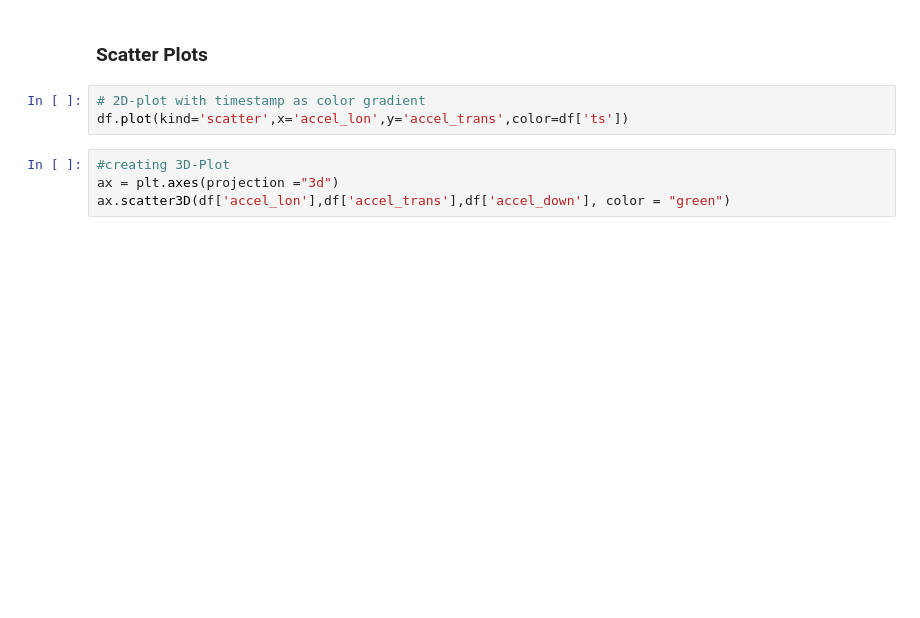
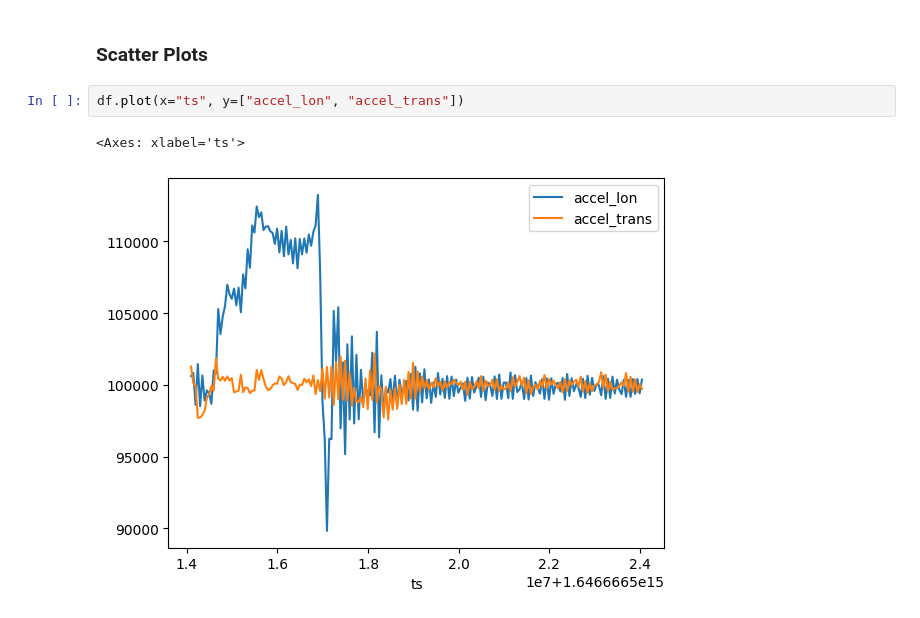
Before and after one commit to Marble879/SFC_scripts, a Jupyter notebook: LaneChange_Scripts/Hilbert_CSP.ipynb, the cells around one changed output. Cells and saved outputs as stored; diff of their text form; blank space fills up the shorter version.

```diff
--- a/LaneChange_Scripts/Hilbert_CSP.ipynb
+++ b/LaneChange_Scripts/Hilbert_CSP.ipynb
@@ -56,9 +57,7 @@ plt.show()
 # %% [markdown]
 ### Scatter Plots
-# %%
-# 2D-plot with timestamp as color gradient
-df.plot(kind='scatter',x='accel_lon',y='accel_trans',color=df['ts'])
-# %%
-#creating 3D-Plot
-ax = plt.axes(projection ="3d")
-ax.scatter3D(df['accel_lon'],df['accel_trans'],df['accel_down'], color = "green")
+# %%
+df.plot(x="ts", y=["accel_lon", "accel_trans"])
+# %% [output]
+<Axes: xlabel='ts'>
+[figure, added]
```
Also changed, not shown: parts of 5 cells of this notebook, 3 other files.
